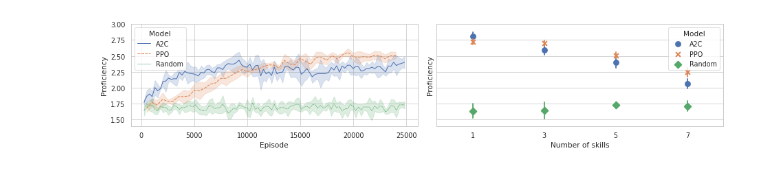
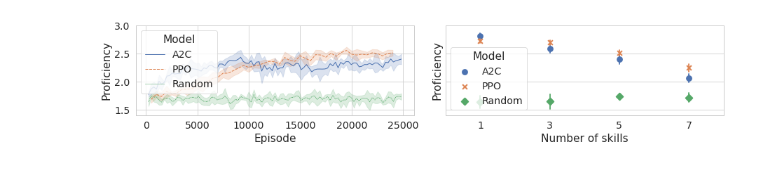
Before and after one commit to er713/Schooling-RL, a Jupyter notebook: src/benchmarks/paper_plots.ipynb, the cells around one changed output. Drawn from its saved outputs; the diff is of its cells as text; code cells hidden in the pictures.

Commit message:
Improving plots

```diff
--- a/src/benchmarks/paper_plots.ipynb
+++ b/src/benchmarks/paper_plots.ipynb
@@ -21,7 +21,7 @@ import seaborn as sns
 from matplotlib import pyplot as plt
 
 sns.set(style="whitegrid")
-sns.set_context("paper",font_scale=1.1, rc={"lines.linewidth": 1})
+sns.set_context("paper",font_scale=1.6, rc={"lines.linewidth": 1})
 
 fig, ax = plt.subplots(nrows=1, ncols=2, sharey=True)
 fig.set_size_inches(6.4 * 2, 4.8 * 0.6)
@@ -37,32 +37,35 @@ sns.lineplot(
     style='Model',
     ax=ax[0],
     ci='sd'
 )
 
 scatter_df = pd.read_csv("history/scatter.csv")
 scatter_df.loc[scatter_df["model"] == "ppo", "model"] = "PPO"
 scatter_df.loc[scatter_df["model"] == "random", "model"] = "Random"
 scatter_df.loc[scatter_df["model"] == "a2c", "model"] = "A2C"
 scatter_df.head()
 scatter_df.columns = ["Name", "Number of skills", "Proficiency", "Model", "_wandb"]
 sns.pointplot(
     data=scatter_df,
     x="Number of skills",
     y="Proficiency",
     hue="Model",
     markers=["o", "x", "D"],
     style="Model",
     ax=ax[1],
     hue_order=["A2C", "PPO", "Random"],
     join=False,
     ci="sd",
     capsize=0,
     scale=1.5,
 )
-ax[1].legend(loc='upper right', title='Model')
+ax[1].legend(loc='lower left', title='Model')
+# ax[1].legend(loc='upper right', title='Model')
+# ax[1].legend(title='Model')
+
 
 plt.ylim((1.4, 3))
 plt.tight_layout()
 plt.savefig('plot.svg', dpi=300)
 # %% [output]
-[figure, old version]
+[figure, new version]
```
Also changed, not shown: 4 other files.
